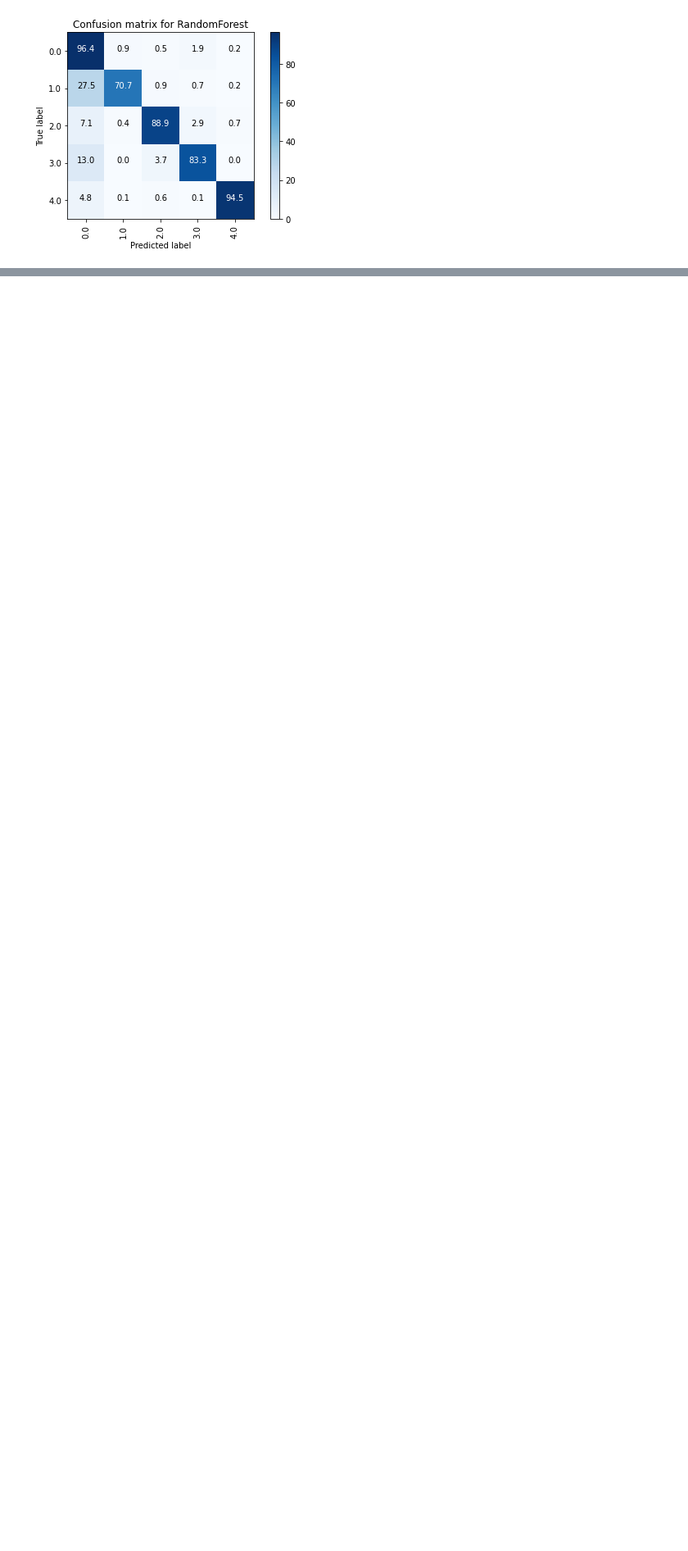
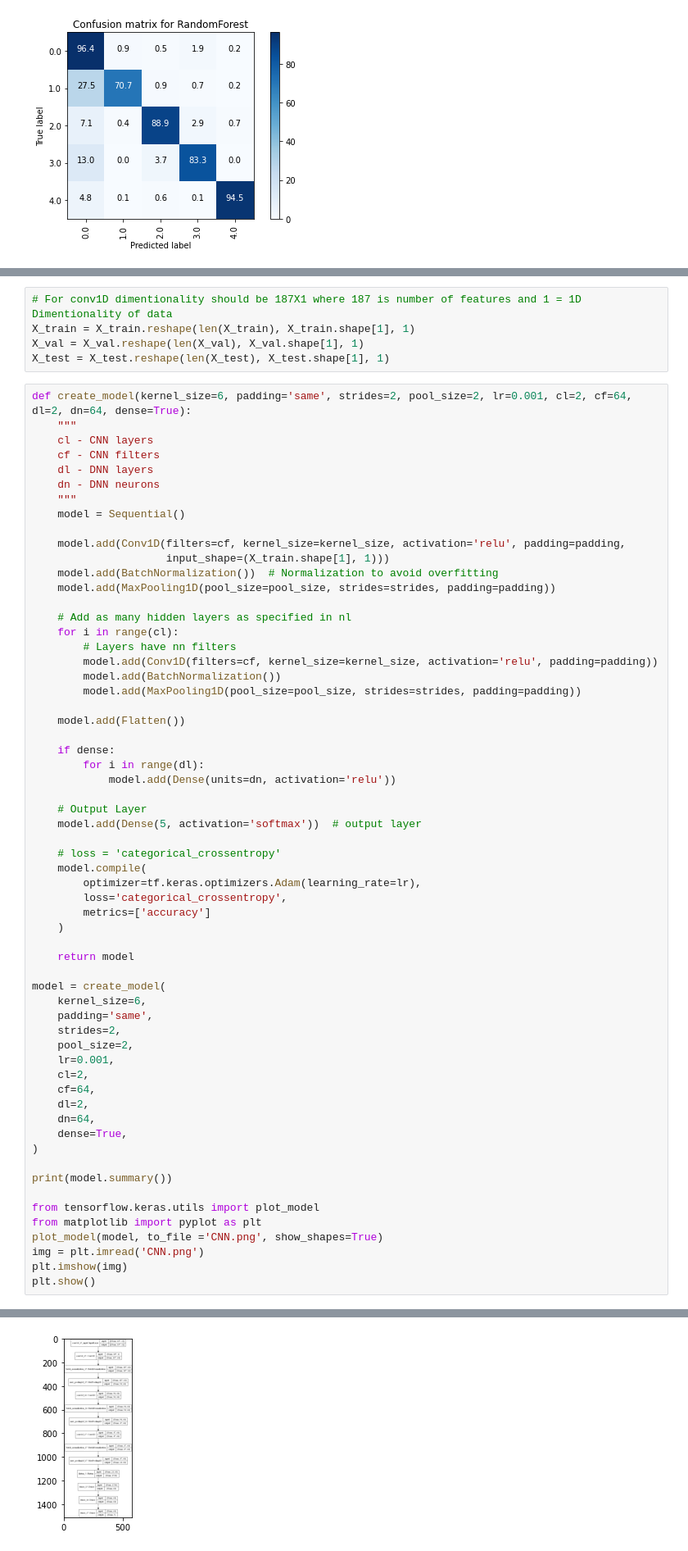
Before and after one commit to nastiag67/ecgn, a Jupyter notebook: README.ipynb, the cells around one changed output, grey strips where cells are left out. Shown at 82% size. Saved outputs shown, nothing was run; the diff lists cells and outputs as text; blank space fills up the shorter version.

```diff
--- a/README.ipynb
+++ b/README.ipynb
@@ -739,0 +789,67 @@ weighted avg       0.96      0.95      0.95     21892
+# %%
+# For conv1D dimentionality should be 187X1 where 187 is number of features and 1 = 1D Dimentionality of data
+X_train = X_train.reshape(len(X_train), X_train.shape[1], 1)
+X_val = X_val.reshape(len(X_val), X_val.shape[1], 1)
+X_test = X_test.reshape(len(X_test), X_test.shape[1], 1)
+# %%
+def create_model(kernel_size=6, padding='same', strides=2, pool_size=2, lr=0.001, cl=2, cf=64, dl=2, dn=64, dense=True):
+    """
+    cl - CNN layers
+    cf - CNN filters
+    dl - DNN layers
+    dn - DNN neurons
+    """
+    model = Sequential()
+
+    model.add(Conv1D(filters=cf, kernel_size=kernel_size, activation='relu', padding=padding,
+                     input_shape=(X_train.shape[1], 1)))
+    model.add(BatchNormalization())  # Normalization to avoid overfitting
+    model.add(MaxPooling1D(pool_size=pool_size, strides=strides, padding=padding))
+
+    # Add as many hidden layers as specified in nl
+    for i in range(cl):
+        # Layers have nn filters
+        model.add(Conv1D(filters=cf, kernel_size=kernel_size, activation='relu', padding=padding))
+        model.add(BatchNormalization())
+        model.add(MaxPooling1D(pool_size=pool_size, strides=strides, padding=padding))
+
+    model.add(Flatten())
+
+    if dense:
+        for i in range(dl):
+            model.add(Dense(units=dn, activation='relu'))
+
+    # Output Layer
+    model.add(Dense(5, activation='softmax'))  # output layer
+
+    # loss = 'categorical_crossentropy'
+    model.compile(
+        optimizer=tf.keras.optimizers.Adam(learning_rate=lr),
+        loss='categorical_crossentropy',
+        metrics=['accuracy']
+    )
+
+    return model
+
+model = create_model(
+    kernel_size=6,
+    padding='same',
+    strides=2,
+    pool_size=2,
+    lr=0.001,
+    cl=2,
+    cf=64,
+    dl=2,
+    dn=64,
+    dense=True,
+)
+
+print(model.summary())
+
+from tensorflow.keras.utils import plot_model
+from matplotlib import pyplot as plt
+plot_model(model, to_file ='CNN.png', show_shapes=True)
+img = plt.imread('CNN.png')
+plt.imshow(img)
+plt.show()
+# %% [output]
@@ -739,0 +873 @@ weighted avg       0.96      0.95      0.95     21892
+[figure, added]
```
Also changed, not shown: parts of 20 cells of this notebook.
